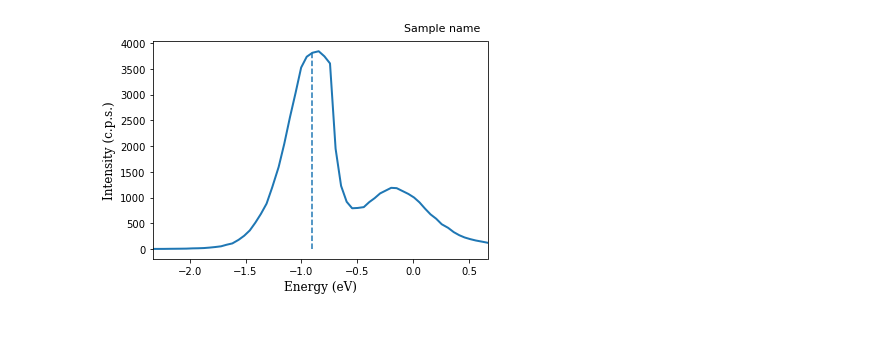
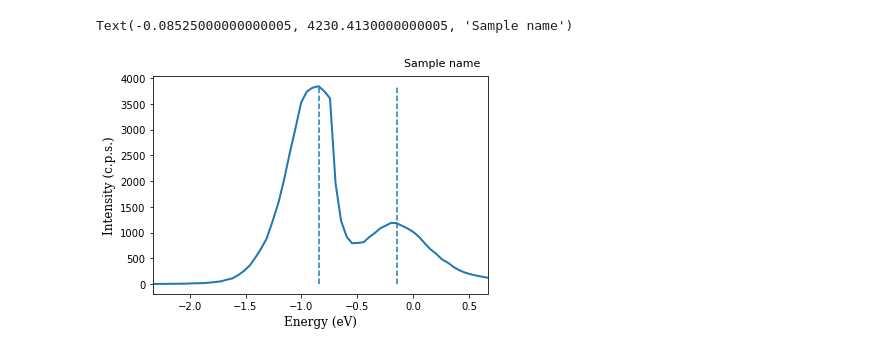
Before and after one commit to renecartaya/Quadrupole-Mass-Spectrometry, a Jupyter notebook: Quadrupole_Mass_Spectrometry_Sample.ipynb, the cells around one changed output. Saved outputs shown, nothing was run; the diff lists cells and outputs as text; code cells hidden in the pictures.

```diff
--- a/Quadrupole_Mass_Spectrometry_Sample.ipynb
+++ b/Quadrupole_Mass_Spectrometry_Sample.ipynb
@@ -17,53 +58,58 @@ from scipy.stats import norm
 # %%
 #####################################################################################################################################
 ##                                                                                                                                 ##
-##                                                    CALIBRATION SCAN                                                             ##
+##                                          Energy Scan with peak detector                                                         ##
 ##                                                                                                                                 ##
 #####################################################################################################################################
 
 Directorio = "C:/Users/renea/Desktop/"
-File = "Calibration.txt"
+File = "Energy_Scan.txt"
 
 Data = Directorio + File
 
 ################## Data Loading
 
-DataMS = pd.read_csv(Data, sep='\t')
-DataMS_arr = DataMS.to_numpy()
-MS_arr = DataMS_arr[0:,1:3]
+DataES = pd.read_csv(Data, sep='\t')
+DataES = DataES.to_numpy()
+DataES = DataES[0:,1:3]
 
 ################ Axis selection
-x = MS_arr[0:,0]*(-1)
-y = MS_arr[0:,1]
+x = DataES[0:,0]*(-1)
+y = DataES[0:,1]
 
 ############### Peak detection module
 
-peak_widths = np.arange(1, 600)
+peak_widths = np.arange(1,5)
 peak_indices = signal.find_peaks_cwt(y, peak_widths)
 peak_count = len(peak_indices)
+
+
+
+############## Plot customs
+
+plt.vlines(x[peak_indices[2]], ymin = 0, ymax = max(y),linestyle = "--", linewidth=1.5)
+plt.vlines(x[peak_indices[5]], ymin = 0, ymax = max(y),linestyle = "--", linewidth=1.5)
+
+
 
 ############### Plot display
 plt.plot(x,y, linewidth = 2)
 
-############## Plot customs
-
-plt.vlines(x[peak_indices], ymin = 0, ymax = max(y),linestyle = "--", linewidth=1.5)
 plt.xlim(min(x),max(x))
 plt.xlabel("Energy (eV)", color = "black", family = "Serif", fontsize = 12)
 plt.ylabel("Intensity (c.p.s.)", color = "black", family = "Serif", fontsize = 12)
 
 
-#############      Text over the plot
+#############      Text
 
 plt.text(max(x)-0.25*(max(x)-min(x)),1.10*(max(y)),"Sample name", fontsize = 11)
-#plt.text(max(x)-0.40*(max(x)-min(x)),0.97*max(y), "Correction =          eV", fontsize = 12)
-#plt.text(max(x)-0.17*(max(x)-min(x)),0.97*max(y), (-1)*float("{0:.2f}".format(x[peak_indices[0]])), fontsize = 12)
-#plt.text(max(x)-0.35*(max(x)-min(x)),0.87*max(y), "FWHM = ", fontsize = 12)
 
-calibre02mar = x[peak_indices[0]]* (-1)
+
+#calibre02mar = x[peak_indices[0]]* (-1)
 
 ##############  Plot file saving
 
-plt.savefig("C:/Users/renea/Desktop/Calibration_sample.png", dpi=350)
+#plt.savefig("C:/Users/renea/Desktop/Calibration_sample.png", dpi=350)
 # %% [output]
+Text(-0.08525000000000005, 4230.4130000000005, 'Sample name')
-[figure, old version]
+[figure, new version]
```
Also changed, not shown: parts of 5 cells of this notebook.
